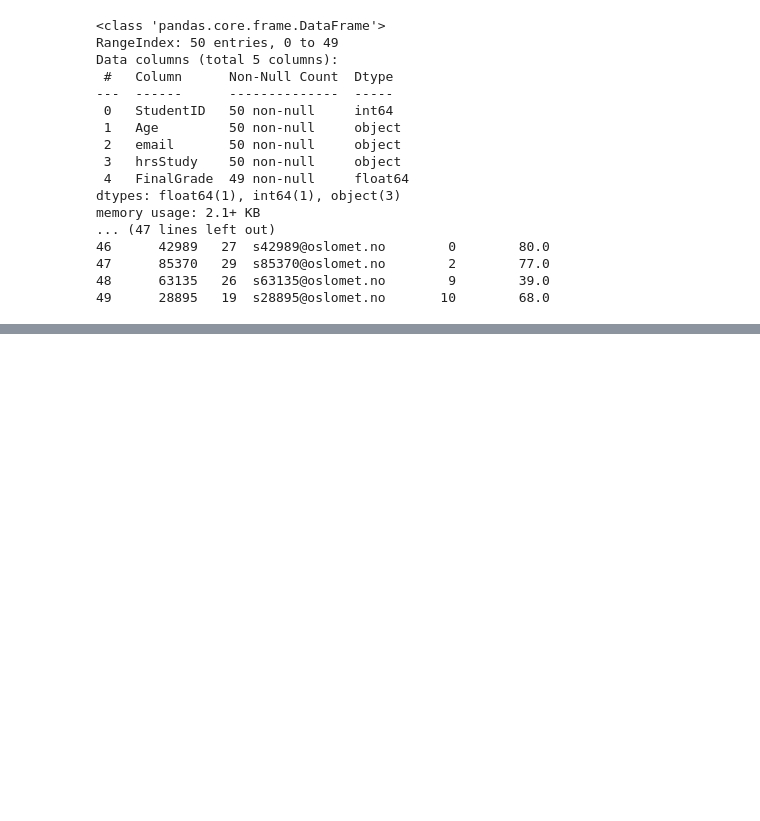
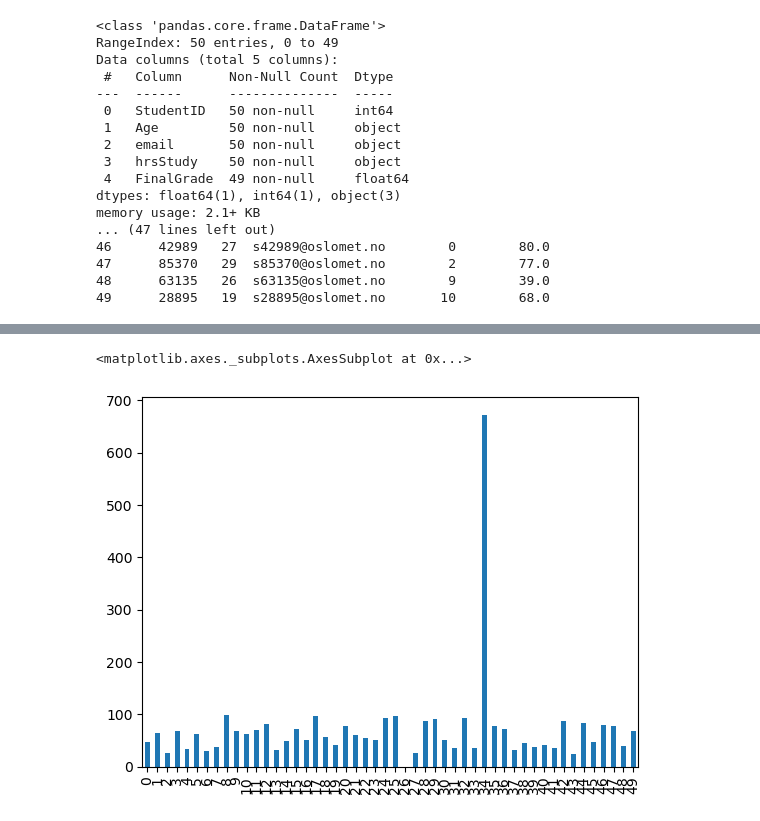
Before and after one commit to Suzanemh/AI, a Jupyter notebook: studentDataAnalysis.ipynb, the cells around one changed output, grey strips where cells are left out. Saved outputs shown, nothing was run; the diff lists cells and outputs as text; code cells hidden in the pictures; blank space fills up the shorter version.

```diff
--- a/studentDataAnalysis.ipynb
+++ b/studentDataAnalysis.ipynb
@@ -39,0 +53,2 @@ df.info()
+# %%
+df=df.replace(r'^\s*$', np.nan, regex=True) #Replace blank values with np.nan values
@@ -39,0 +67,5 @@ df.info()
+# %%
+df["FinalGrade"].plot.bar()
+# %% [output]
+<matplotlib.axes._subplots.AxesSubplot at 0x...>
+[figure, added]
```
Also changed, not shown: parts of 4 cells of this notebook.
